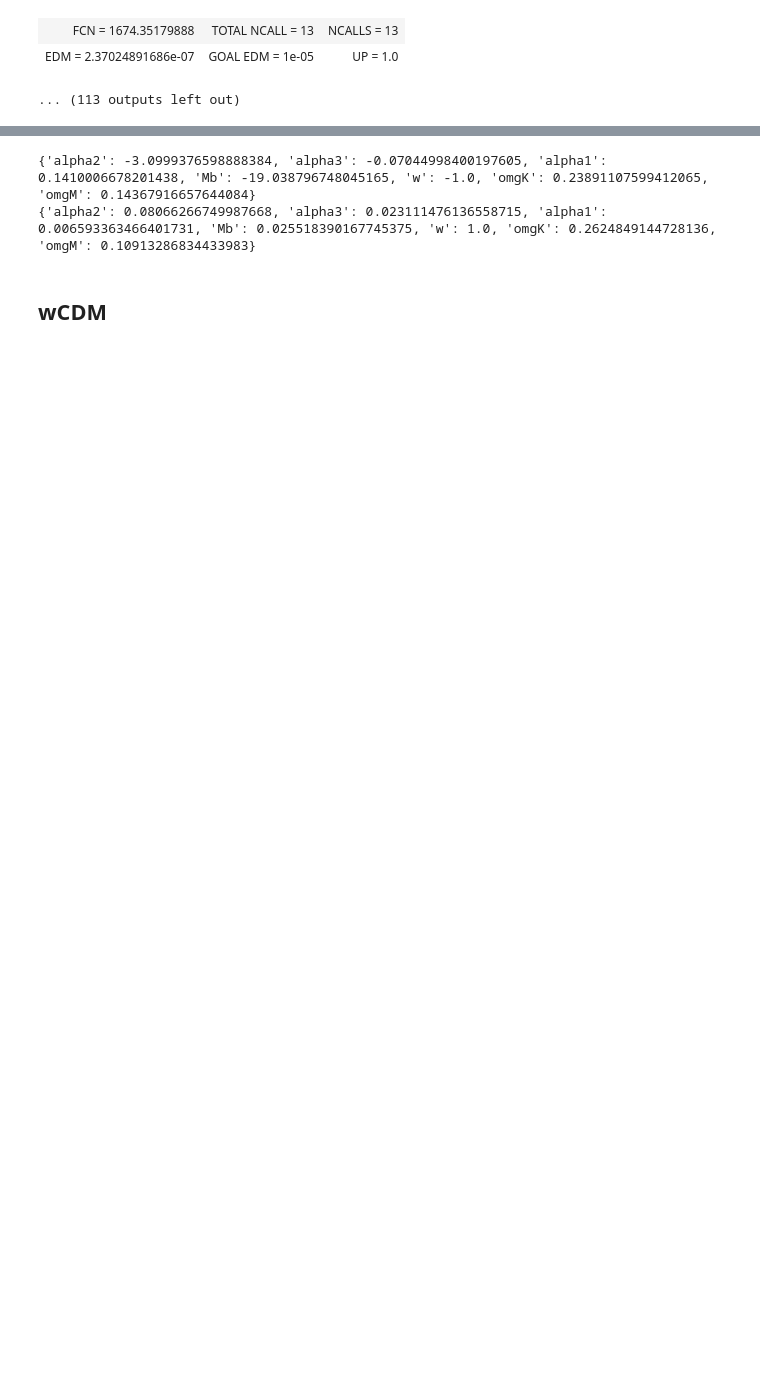
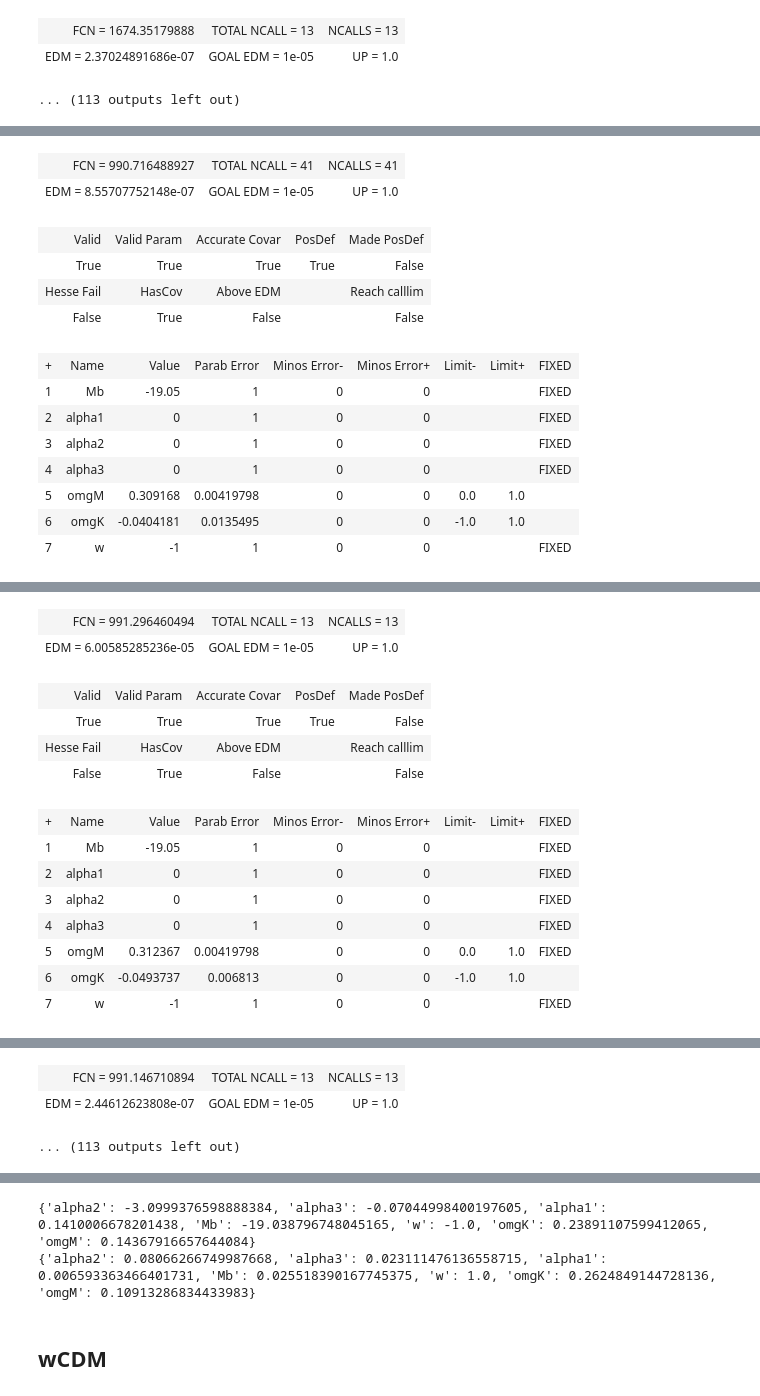
Before and after one commit to FlMondon/forecast_SN_GW, a Jupyter notebook: Notebooks/Fit jla SnIa.ipynb, the cells around one changed output, grey strips where cells are left out. Cells and saved outputs as stored; diff of their text form; code cells hidden in the pictures; blank space fills up the shorter version.

```diff
--- a/Notebooks/Fit jla SnIa.ipynb
+++ b/Notebooks/Fit jla SnIa.ipynb
@@ -303,3 +338,9 @@ xl2_combined,ylp2_combined,ylm2_combined = g_combined.compute_contour('omgM','om
 | FCN = 1674.35179888 | TOTAL NCALL = 13 | NCALLS = 13 |
 | EDM = 2.37024891686e-07 | GOAL EDM = 1e-05 | UP = 1.0 |
 ... (113 outputs left out)
+# %%
+g_GW = get_hubblefit(X_GW , cov_GW, mu_sirens[:,0], mu_sirens[:,0], sig_coh_GW, sig_lens_GW, sirens=sirens_GW)
+g_GW.fit(fix_omgK=False, add_minuit_kwargs={'fix_Mb':True, 'fix_alpha1':True, 'fix_alpha2':True, 'fix_alpha3':True,})
+xl_GW,ylp_GW,ylm_GW = g_GW.compute_contour('omgM','omgK',nsigma=np.sqrt(2.28),nbinX=12)
+xl2_GW,ylp2_GW,ylm2_GW = g_GW.compute_contour('omgM','omgK',nsigma=np.sqrt(6),nbinX=12)
+# %% [output]
@@ -305,0 +348,14 @@ xl2_combined,ylp2_combined,ylm2_combined = g_combined.compute_contour('omgM','om
+| FCN = 990.716488927 | TOTAL NCALL = 41 | NCALLS = 41 |
+| EDM = 8.55707752148e-07 | GOAL EDM = 1e-05 | UP = 1.0 |
+| Valid | Valid Param | Accurate Covar | PosDef | Made PosDef |
+| True | True | True | True | False |
+| Hesse Fail | HasCov | Above EDM |  | Reach calllim |
+| False | True | False |  | False |
+| + | Name | Value | Parab Error | Minos Error- | Minos Error+ | Limit- | Limit+ | FIXED |
+| 1 | Mb | -19.05 | 1 | 0 | 0 |  |  | FIXED |
+| 2 | alpha1 | 0 | 1 | 0 | 0 |  |  | FIXED |
+| 3 | alpha2 | 0 | 1 | 0 | 0 |  |  | FIXED |
+| 4 | alpha3 | 0 | 1 | 0 | 0 |  |  | FIXED |
+| 5 | omgM | 0.309168 | 0.00419798 | 0 | 0 | 0.0 | 1.0 |  |
+| 6 | omgK | -0.0404181 | 0.0135495 | 0 | 0 | -1.0 | 1.0 |  |
+| 7 | w | -1 | 1 | 0 | 0 |  |  | FIXED |
@@ -305,0 +364,14 @@ xl2_combined,ylp2_combined,ylm2_combined = g_combined.compute_contour('omgM','om
+| FCN = 991.296460494 | TOTAL NCALL = 13 | NCALLS = 13 |
+| EDM = 6.00585285236e-05 | GOAL EDM = 1e-05 | UP = 1.0 |
+| Valid | Valid Param | Accurate Covar | PosDef | Made PosDef |
+| True | True | True | True | False |
+| Hesse Fail | HasCov | Above EDM |  | Reach calllim |
+| False | True | False |  | False |
+| + | Name | Value | Parab Error | Minos Error- | Minos Error+ | Limit- | Limit+ | FIXED |
+| 1 | Mb | -19.05 | 1 | 0 | 0 |  |  | FIXED |
+| 2 | alpha1 | 0 | 1 | 0 | 0 |  |  | FIXED |
+| 3 | alpha2 | 0 | 1 | 0 | 0 |  |  | FIXED |
+| 4 | alpha3 | 0 | 1 | 0 | 0 |  |  | FIXED |
+| 5 | omgM | 0.312367 | 0.00419798 | 0 | 0 | 0.0 | 1.0 | FIXED |
+| 6 | omgK | -0.0493737 | 0.006813 | 0 | 0 | -1.0 | 1.0 |  |
+| 7 | w | -1 | 1 | 0 | 0 |  |  | FIXED |
@@ -306,3 +380,6 @@ xl2_combined,ylp2_combined,ylm2_combined = g_combined.compute_contour('omgM','om
+| FCN = 991.146710894 | TOTAL NCALL = 13 | NCALLS = 13 |
+| EDM = 2.44612623808e-07 | GOAL EDM = 1e-05 | UP = 1.0 |
+... (113 outputs left out)
 # %%
 plt.fill_between(xl2_jla, 1-xl2_jla-ylm2_jla,1-xl2_jla-ylp2_jla, facecolor='green',linewidth=1)
 plt.fill_between(xl_jla, 1-xl_jla-ylm_jla, 1-xl_jla-ylp_jla, linewidth=1)
```
Also changed, not shown: parts of 8 cells of this notebook, 1 other file.
